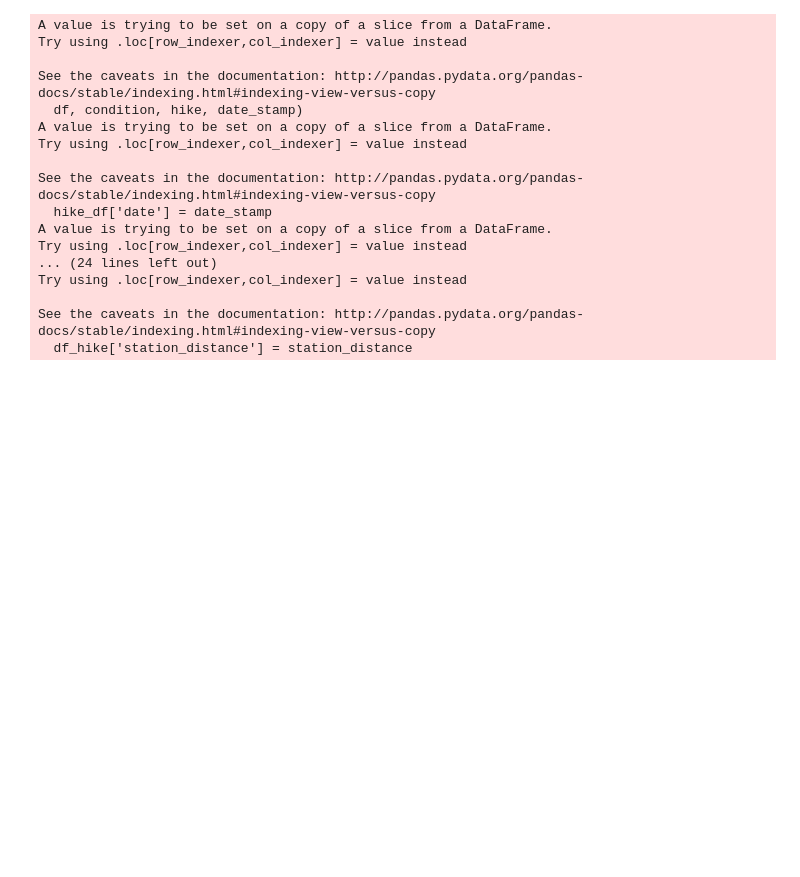
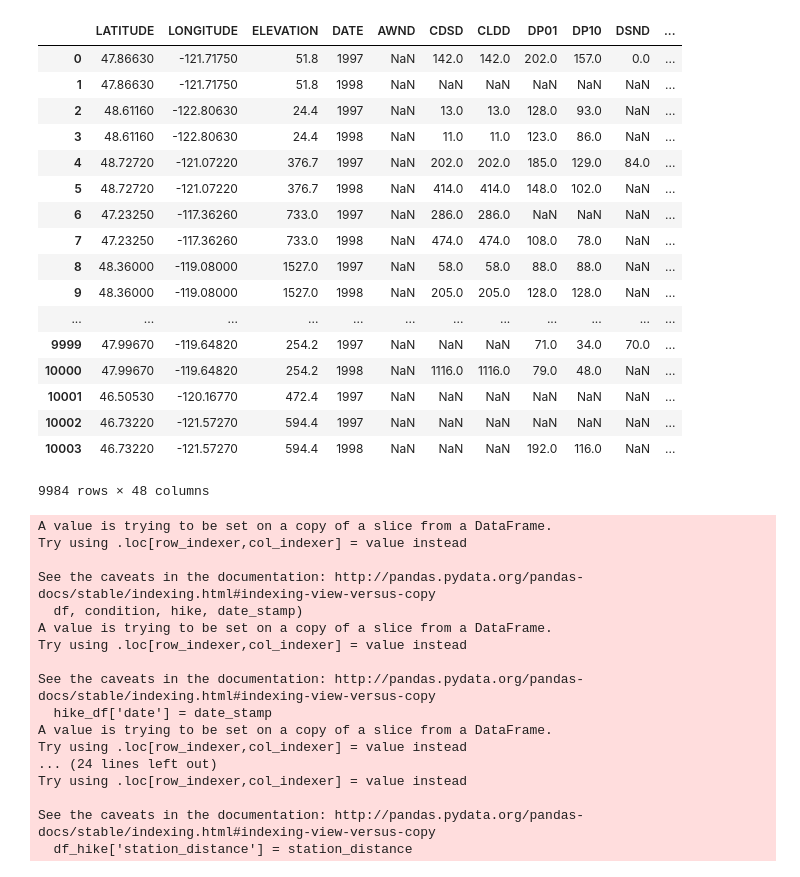
Before and after one commit to huddlestona/Trail_Report, a Jupyter notebook: bug_fix_final_model.ipynb, the cells around one changed output. Drawn from its saved outputs; the diff is of its cells as text; code cells hidden in the pictures; blank space fills up the shorter version.

```diff
--- a/trail_report/scraps/bug_fix_final_model.ipynb
+++ b/bug_fix_final_model.ipynb
@@ -9,3 +62,24 @@ df_init, df_trail, weather, weather_dist = load_databases()
+# %%
+weather_dist
+# %% [output]
+|  | LATITUDE | LONGITUDE | ELEVATION | DATE | AWND | CDSD | CLDD | DP01 | DP10 | DSND | ... |
+| 0 | 47.86630 | -121.71750 | 51.8 | 1997 | NaN | 142.0 | 142.0 | 202.0 | 157.0 | 0.0 | ... |
+| 1 | 47.86630 | -121.71750 | 51.8 | 1998 | NaN | NaN | NaN | NaN | NaN | NaN | ... |
+| 2 | 48.61160 | -122.80630 | 24.4 | 1997 | NaN | 13.0 | 13.0 | 128.0 | 93.0 | NaN | ... |
+| 3 | 48.61160 | -122.80630 | 24.4 | 1998 | NaN | 11.0 | 11.0 | 123.0 | 86.0 | NaN | ... |
+| 4 | 48.72720 | -121.07220 | 376.7 | 1997 | NaN | 202.0 | 202.0 | 185.0 | 129.0 | 84.0 | ... |
+| 5 | 48.72720 | -121.07220 | 376.7 | 1998 | NaN | 414.0 | 414.0 | 148.0 | 102.0 | NaN | ... |
+| 6 | 47.23250 | -117.36260 | 733.0 | 1997 | NaN | 286.0 | 286.0 | NaN | NaN | NaN | ... |
+| 7 | 47.23250 | -117.36260 | 733.0 | 1998 | NaN | 474.0 | 474.0 | 108.0 | 78.0 | NaN | ... |
+| 8 | 48.36000 | -119.08000 | 1527.0 | 1997 | NaN | 58.0 | 58.0 | 88.0 | 88.0 | NaN | ... |
+| 9 | 48.36000 | -119.08000 | 1527.0 | 1998 | NaN | 205.0 | 205.0 | 128.0 | 128.0 | NaN | ... |
+| ... | ... | ... | ... | ... | ... | ... | ... | ... | ... | ... | ... |
+| 9999 | 47.99670 | -119.64820 | 254.2 | 1997 | NaN | NaN | NaN | 71.0 | 34.0 | 70.0 | ... |
+| 10000 | 47.99670 | -119.64820 | 254.2 | 1998 | NaN | 1116.0 | 1116.0 | 79.0 | 48.0 | NaN | ... |
+| 10001 | 46.50530 | -120.16770 | 472.4 | 1997 | NaN | NaN | NaN | NaN | NaN | NaN | ... |
+| 10002 | 46.73220 | -121.57270 | 594.4 | 1997 | NaN | NaN | NaN | NaN | NaN | NaN | ... |
+| 10003 | 46.73220 | -121.57270 | 594.4 | 1998 | NaN | NaN | NaN | 192.0 | 116.0 | NaN | ... |
+9984 rows × 48 columns
 # %%
 X_test, Text_X_test = get_data(hike, date,df_init, df_trail, weather, weather_dist)
 # %% [output]
```
Also changed, not shown: parts of 5 cells of this notebook, 1 other file.
